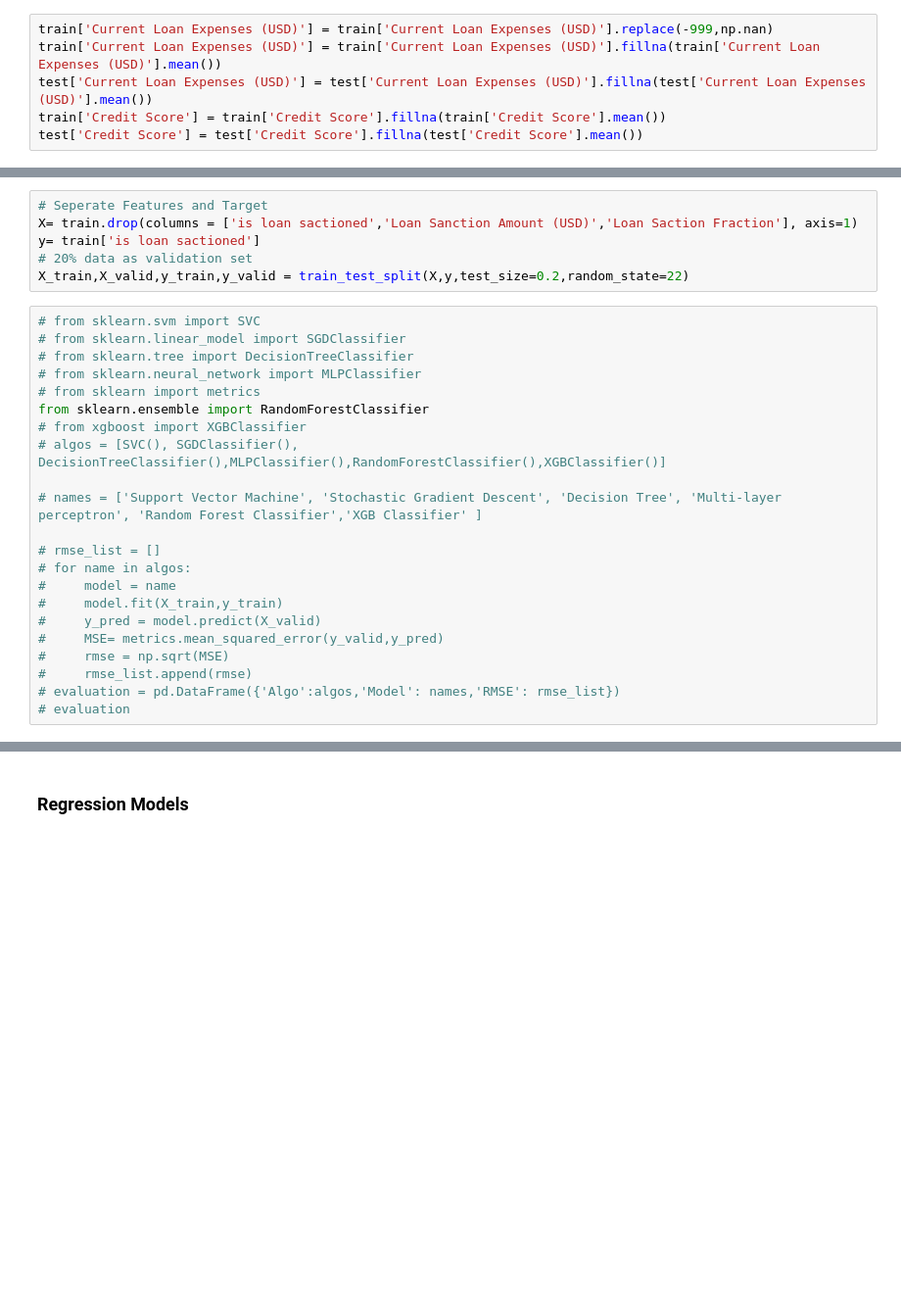
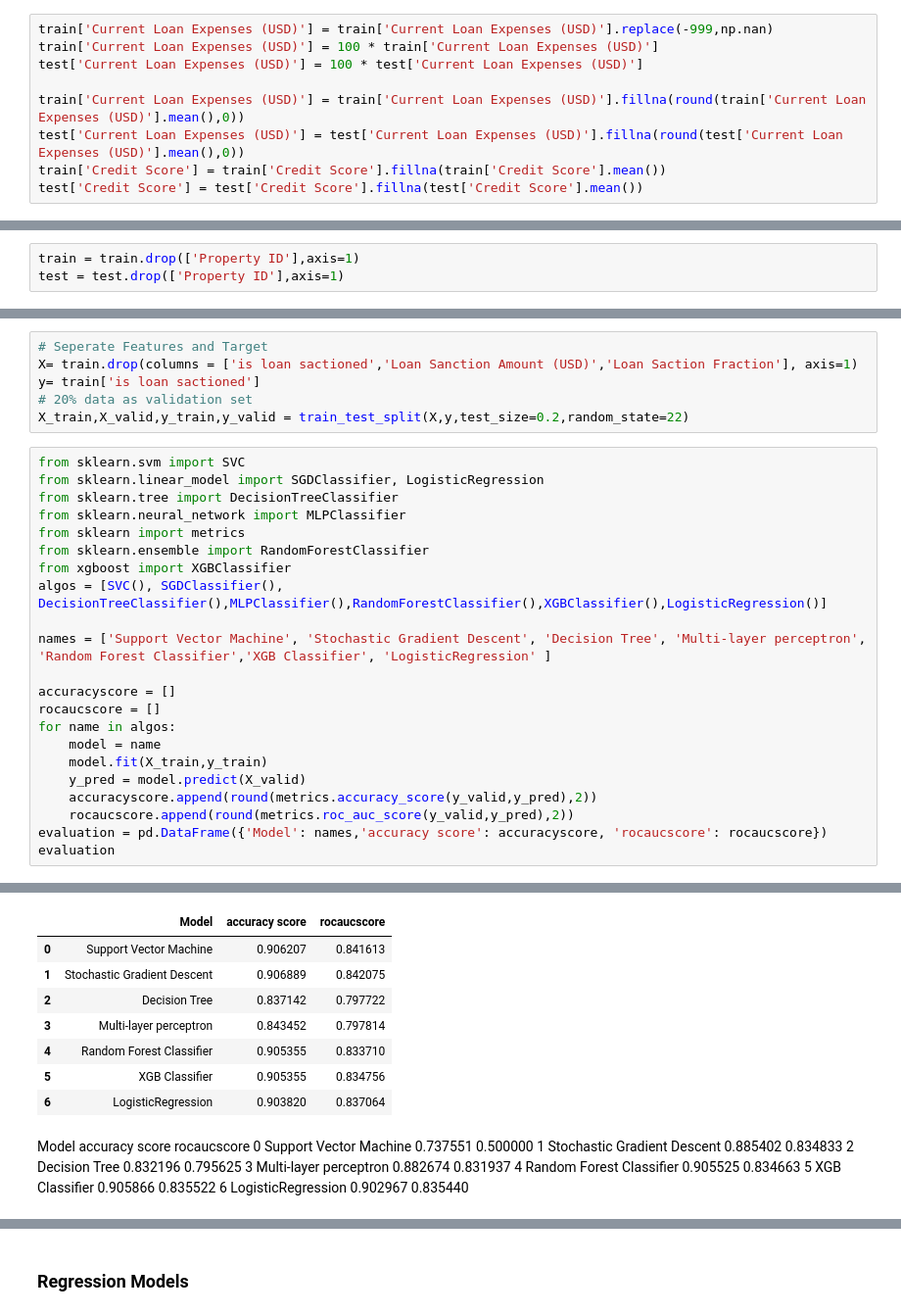
Before and after one commit to abhishekvraman/PythonCodes, a Jupyter notebook: practice.ipynb, the cells around one changed output, grey strips where cells are left out. Shown at 98% size. Saved outputs shown, nothing was run; the diff lists cells and outputs as text; blank space fills up the shorter version.

```diff
--- a/practice.ipynb
+++ b/practice.ipynb
@@ -403,8 +399,11 @@ Name: Current Loan Expenses (USD), Length: 24042, dtype: int64
 Name: Current Loan Expenses (USD), Length: 17248, dtype: int64
 # %%
 train['Current Loan Expenses (USD)'] = train['Current Loan Expenses (USD)'].replace(-999,np.nan)
-train['Current Loan Expenses (USD)'] = train['Current Loan Expenses (USD)'].fillna(train['Current Loan Expenses (USD)'].mean())
-test['Current Loan Expenses (USD)'] = test['Current Loan Expenses (USD)'].fillna(test['Current Loan Expenses (USD)'].mean())
+train['Current Loan Expenses (USD)'] = 100 * train['Current Loan Expenses (USD)']
+test['Current Loan Expenses (USD)'] = 100 * test['Current Loan Expenses (USD)']
+
+train['Current Loan Expenses (USD)'] = train['Current Loan Expenses (USD)'].fillna(round(train['Current Loan Expenses (USD)'].mean(),0))
+test['Current Loan Expenses (USD)'] = test['Current Loan Expenses (USD)'].fillna(round(test['Current Loan Expenses (USD)'].mean(),0))
 train['Credit Score'] = train['Credit Score'].fillna(train['Credit Score'].mean())
 test['Credit Score'] = test['Credit Score'].fillna(test['Credit Score'].mean())
 # %% [markdown]
@@ -468,3 +488,6 @@ for i in df.index:
+# %%
+train = train.drop(['Property ID'],axis=1)
+test = test.drop(['Property ID'],axis=1)
 # %% [markdown]
 Income (USD)
 # %%
@@ -641,24 +665,25 @@ y= train['is loan sactioned']
 # 20% data as validation set
 X_train,X_valid,y_train,y_valid = train_test_split(X,y,test_size=0.2,random_state=22)
 # %%
-# from sklearn.svm import SVC
-# from sklearn.linear_model import SGDClassifier
-# from sklearn.tree import DecisionTreeClassifier
-# from sklearn.neural_network import MLPClassifier
-# from sklearn import metrics
+from sklearn.svm import SVC
+from sklearn.linear_model import SGDClassifier, LogisticRegression
+from sklearn.tree import DecisionTreeClassifier
+from sklearn.neural_network import MLPClassifier
+from sklearn import metrics
 from sklearn.ensemble import RandomForestClassifier
-# from xgboost import XGBClassifier
-# algos = [SVC(), SGDClassifier(), DecisionTreeClassifier(),MLPClassifier(),RandomForestClassifier(),XGBClassifier()]
+from xgboost import XGBClassifier
+algos = [SVC(), SGDClassifier(), DecisionTreeClassifier(),MLPClassifier(),RandomForestClassifier(),XGBClassifier(),LogisticRegression()]
 
-# names = ['Support Vector Machine', 'Stochastic Gradient Descent', 'Decision Tree', 'Multi-layer perceptron', 'Random Forest Classifier','XGB Classifier' ]
+names = ['Support Vector Machine', 'Stochastic Gradient Descent', 'Decision Tree', 'Multi-layer perceptron', 'Random Forest Classifier','XGB Classifier', 'LogisticRegression' ]
 
-# rmse_list = []
-# for name in algos:
-#     model = name
-#     model.fit(X_train,y_train)
-#     y_pred = model.predict(X_valid)
-#     MSE= metrics.mean_squared_error(y_valid,y_pred)
-#     rmse = np.sqrt(MSE)
-#     rmse_list.append(rmse)
-# evaluation = pd.DataFrame({'Algo':algos,'Model': names,'RMSE': rmse_list})
-# evaluation
+accuracyscore = []
+rocaucscore = []
+for name in algos:
+    model = name
+    model.fit(X_train,y_train)
+    y_pred = model.predict(X_valid)
+    accuracyscore.append(round(metrics.accuracy_score(y_valid,y_pred),2))
+    rocaucscore.append(round(metrics.roc_auc_score(y_valid,y_pred),2))
+evaluation = pd.DataFrame({'Model': names,'accuracy score': accuracyscore, 'rocaucscore': rocaucscore})
+evaluation
+# %% [output]
@@ -665 +691,18 @@ from sklearn.ensemble import RandomForestClassifier
+|  | Model | accuracy score | rocaucscore |
+| 0 | Support Vector Machine | 0.906207 | 0.841613 |
+| 1 | Stochastic Gradient Descent | 0.906889 | 0.842075 |
+| 2 | Decision Tree | 0.837142 | 0.797722 |
+| 3 | Multi-layer perceptron | 0.843452 | 0.797814 |
+| 4 | Random Forest Classifier | 0.905355 | 0.833710 |
+| 5 | XGB Classifier | 0.905355 | 0.834756 |
+| 6 | LogisticRegression | 0.903820 | 0.837064 |
+# %% [markdown]
+Model	accuracy score	rocaucscore
+0	Support Vector Machine	0.737551	0.500000
+1	Stochastic Gradient Descent	0.885402	0.834833
+2	Decision Tree	0.832196	0.795625
+3	Multi-layer perceptron	0.882674	0.831937
+4	Random Forest Classifier	0.905525	0.834663
+5	XGB Classifier	0.905866	0.835522
+6	LogisticRegression	0.902967	0.835440
 # %%
```
Also changed, not shown: parts of 25 cells of this notebook.
